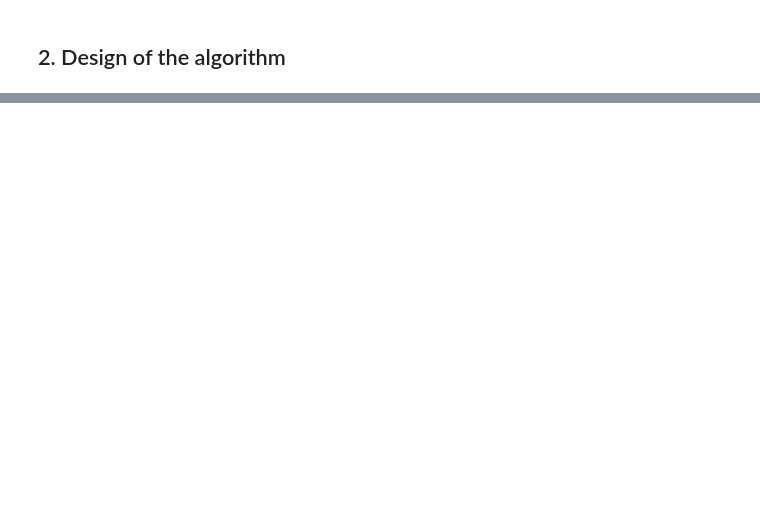
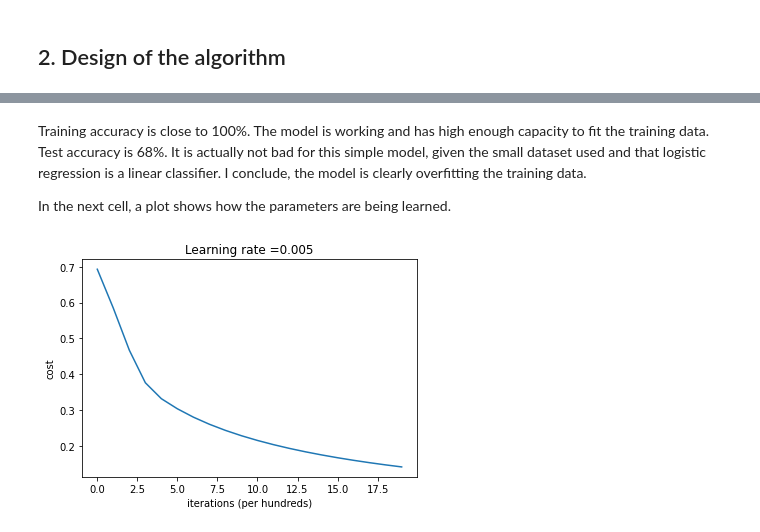
Before and after one commit to Vanitcode/Neural_network_Numpy_only, a Jupyter notebook: Neural_Network_code.ipynb, the cells around one changed output, grey strips where cells are left out. Cells and saved outputs as stored; diff of their text form; code cells hidden in the pictures; blank space fills up the shorter version.

```diff
--- a/Neural_Network_code.ipynb
+++ b/Neural_Network_code.ipynb
@@ -25,0 +82,4 @@ from lr_utils import load_dataset #own function of the dataset useful to load it
+# %%
+# set standardization
+train_set_x = train_set_x_flatten/255
+test_set_x = test_set_x_flatten/255
@@ -27,0 +226,31 @@ from lr_utils import load_dataset #own function of the dataset useful to load it
+# %%
+#FUNCTION: predict
+def predict(w, b, X):
+    '''
+    Predict whether the label is 0 or 1 using learned logistic regression parameters (w, b)
+
+    Arguments:
+    w -- weights, a numpy array of size (num_px * num_px * 3, 1)
+    b -- bias, a scalar
+    X -- data of size (num_px * num_px * 3, number of examples)
+
+    Returns:
+    Y_prediction -- a numpy array (vector) containing all predictions (0/1) for the examples in X
+    '''
+
+    m = X.shape[1]
+    Y_prediction = np.zeros((1,m))
+    w = w.reshape(X.shape[0], 1)
+
+    # Compute vector "A" predicting the probabilities of a cat being present in the picture
+    A = 1/(1+(1/np.exp(np.dot(w.T,X)+b)))
+
+    for i in range(A.shape[1]):
+
+        # Convert probabilities A[0,i] to actual predictions p[0,i]
+        if A[0][i] <= 0.5:
+            Y_prediction[0][i] = 0
+        else:
+            Y_prediction[0][i] =   1
+
+    return Y_prediction
@@ -27,0 +307,2 @@ from lr_utils import load_dataset #own function of the dataset useful to load it
+# %%
+manual_model = model(train_set_x, train_set_y, test_set_x, test_set_y, num_iterations = 2000, learning_rate = 0.005, print_cost = True)
@@ -27,0 +327,14 @@ from lr_utils import load_dataset #own function of the dataset useful to load it
+# %% [markdown]
+Training accuracy is close to 100%. The model is working and has high enough capacity to fit the training data. Test accuracy is 68%. It is actually not bad for this simple model, given the small dataset used and that logistic regression is a linear classifier. I conclude, the model is clearly overfitting the training data.
+
+In the next cell, a plot shows how the parameters are being learned.
+# %%
+# Plot learning curve (with costs)
+costs = np.squeeze(manual_model['costs'])
+plt.plot(costs)
+plt.ylabel('cost')
+plt.xlabel('iterations (per hundreds)')
+plt.title("Learning rate =" + str(manual_model["learning_rate"]))
+plt.show()
+# %% [output]
+[figure, added]
```
Also changed, not shown: parts of 21 cells of this notebook, 1 other file.
